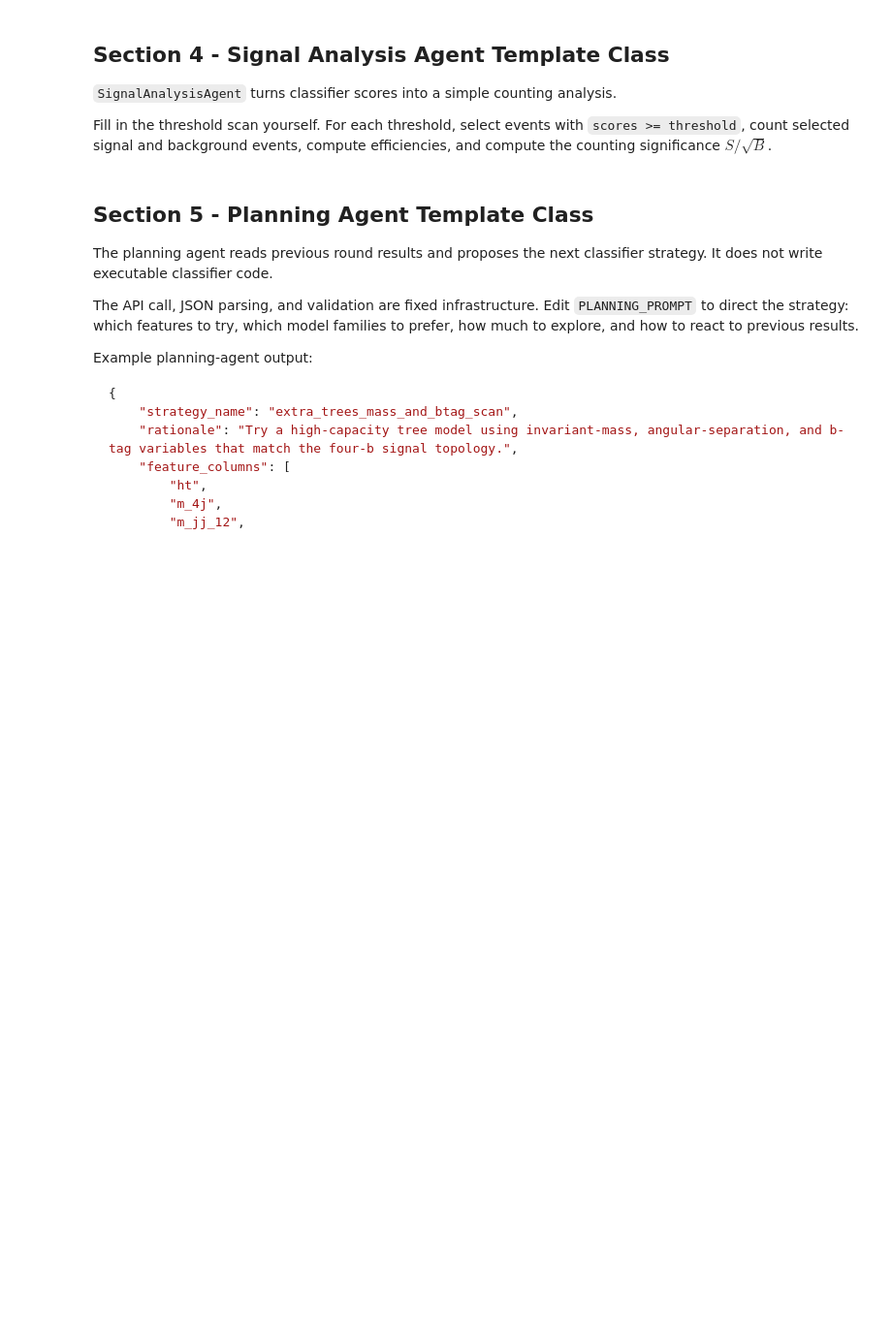
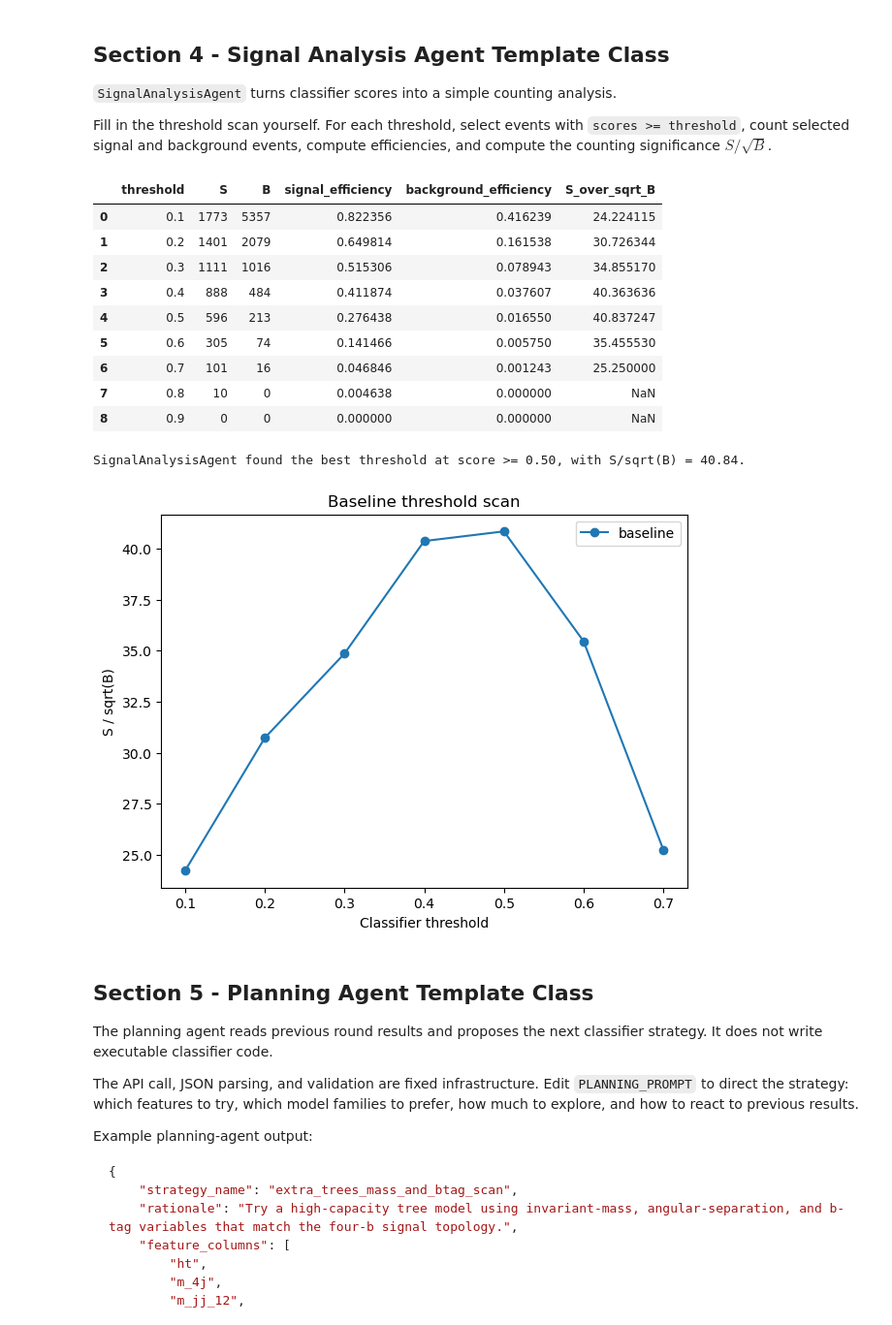
Before and after one commit to cam-1007/PHYS417, a Jupyter notebook: Lab 7/Lab7_Agentic_Workflow.ipynb, the cells around one changed output. Shown at 97% size. Saved outputs shown, nothing was run; the diff lists cells and outputs as text; code cells hidden in the pictures; blank space fills up the shorter version.

```diff
--- a/Lab 7/Lab7_Agentic_Workflow.ipynb
+++ b/Lab 7/Lab7_Agentic_Workflow.ipynb
@@ -312,7 +344,11 @@ class ClassificationAgent:
             "allowed": {"n_estimators", "min_samples_leaf", "max_depth", "max_features"},
             "use_scaler": False,
         },
-        # YOUR CODE HERE: add another model_family entry, for example "logistic_regression" or "mlp".
+        "logistic_regression": {
+            "defaults": {"C": 1.0, "max_iter": 1000},
+            "allowed": {"C", "max_iter"},
+            "use_scaler": True,
+        }
     }
 
     def __init__(self, strategy=None, random_state=RANDOM_STATE):
@@ -395,8 +431,10 @@ class ClassificationAgent:
             self.model = RandomForestClassifier(random_state=self.random_state, n_jobs=-1, **params)
             self.model.fit(self.X_train_model, self.y_train)
 
-        # YOUR CODE HERE: add `elif self.model_family == "your_model_name":` blocks.
-        # Each block should set `params`, create `self.model`, and fit it on self.X_train_model.
+        elif self.model_family == "logistic_regression":
+            params = self.hyperparameters.copy()
+            self.model = LogisticRegression(random_state=self.random_state, **params)
+            self.model.fit(self.X_train_model, self.y_train)
 
         else:
             raise ValueError(f"No training code is defined for model_family {self.model_family!r}.")
@@ -477,41 +520,61 @@ class SignalAnalysisAgent:
         total_signal = max(int((y_true == 1).sum()), 1)
         total_background = max(int((y_true == 0).sum()), 1)
         rows = []
 
         # YOUR CODE HERE: loop over self.thresholds.
-        # For each threshold:
-        # - select events with scores >= threshold
-        # - count selected signal events S
-        # - count selected background events B
-        # - compute signal efficiency S / total_signal
-        # - compute background efficiency B / total_background
-        # - compute counting significance S / sqrt(B)
-        # - append one dictionary to rows with the columns used below
+        for threshold in self.thresholds:
+            selected = scores >= threshold # - select events with scores >= threshold
+            S = int((y_true[selected] == 1).sum())# - count selected signal events S
+            B = int((y_true[selected] == 0).sum())# - count selected background events B
+            signal_efficiency = S / total_signal # - compute signal efficiency S / total_signal
+            background_efficiency = B / total_background # - compute background efficiency B / total_background
+            S_over_sqrt_B = S / np.sqrt(B) if B > 0 else np.nan # - compute counting significance S / sqrt(B)
+            rows.append({
+                "threshold": threshold,
+                "S": S,
+                "B": B,
+                "signal_efficiency": signal_efficiency,
+                "background_efficiency": background_efficiency,
+                "S_over_sqrt_B": S_over_sqrt_B,
+            })# - append one dictionary to rows with the columns used below
 
         self.scan_table = pd.DataFrame(rows)
         if self.scan_table.empty:
             raise ValueError("Threshold scan is empty. Finish SignalAnalysisAgent.analyze(...).")
         self.best = self.scan_table.sort_values("S_over_sqrt_B", ascending=False, na_position="last").iloc[0]
         return self.scan_table, self.best
 
     def describe(self):
         return (
             f"SignalAnalysisAgent found the best threshold at score >= {self.best['threshold']:.2f}, "
             f"with S/sqrt(B) = {self.best['S_over_sqrt_B']:.2f}."
         )
 
 signal_agent = SignalAnalysisAgent()
 baseline_scan, baseline_best = signal_agent.analyze(baseline_classifier.y_test, baseline_scores)
 display(baseline_scan)
 print(signal_agent.describe())
 
 plt.figure()
 plt.plot(baseline_scan["threshold"], baseline_scan["S_over_sqrt_B"], marker="o", label="baseline")
 plt.xlabel("Classifier threshold")
 plt.ylabel("S / sqrt(B)")
 plt.title("Baseline threshold scan")
 plt.legend()
 plt.show()
+# %% [output]
+|  | threshold | S | B | signal_efficiency | background_efficiency | S_over_sqrt_B |
+| 0 | 0.1 | 1773 | 5357 | 0.822356 | 0.416239 | 24.224115 |
+| 1 | 0.2 | 1401 | 2079 | 0.649814 | 0.161538 | 30.726344 |
+| 2 | 0.3 | 1111 | 1016 | 0.515306 | 0.078943 | 34.855170 |
+| 3 | 0.4 | 888 | 484 | 0.411874 | 0.037607 | 40.363636 |
+| 4 | 0.5 | 596 | 213 | 0.276438 | 0.016550 | 40.837247 |
+| 5 | 0.6 | 305 | 74 | 0.141466 | 0.005750 | 35.455530 |
+| 6 | 0.7 | 101 | 16 | 0.046846 | 0.001243 | 25.250000 |
+| 7 | 0.8 | 10 | 0 | 0.004638 | 0.000000 | NaN |
+| 8 | 0.9 | 0 | 0 | 0.000000 | 0.000000 | NaN |
+SignalAnalysisAgent found the best threshold at score >= 0.50, with S/sqrt(B) = 40.84.
+[figure, added]
 # %% [markdown]
 ## Section 5 - Planning Agent Template Class
 
```
Also changed, not shown: parts of 9 cells of this notebook, 1 other file.
